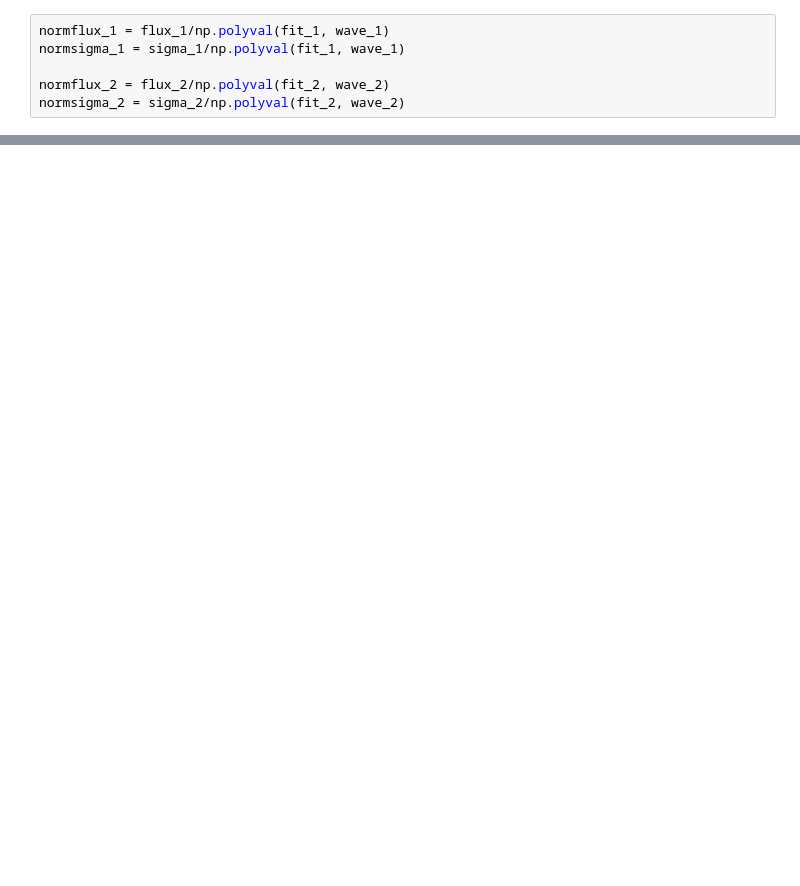
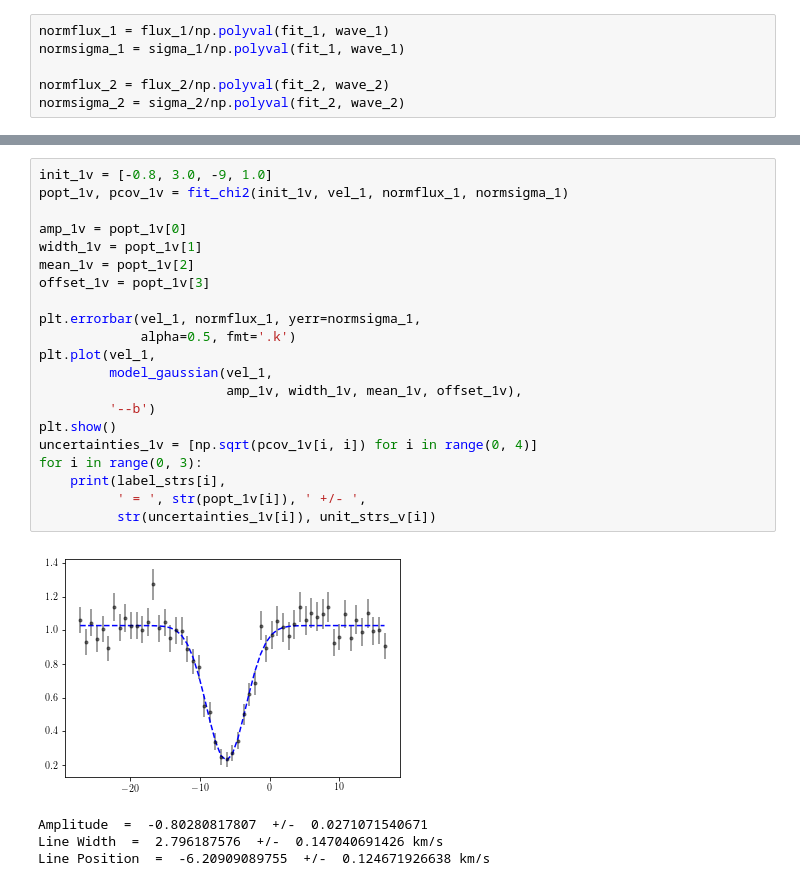
Before and after one commit to gmduvvuri/astr5550, a Jupyter notebook: homework/project_2/project2_gmduvvuri.ipynb, the cells around one changed output, grey strips where cells are left out. Cells and saved outputs as stored; diff of their text form; blank space fills up the shorter version.

```diff
--- a/homework/project_2/project2_gmduvvuri.ipynb
+++ b/homework/project_2/project2_gmduvvuri.ipynb
@@ -126,0 +207,26 @@ plt.show()
+# %%
+init_1v = [-0.8, 3.0, -9, 1.0]
+popt_1v, pcov_1v = fit_chi2(init_1v, vel_1, normflux_1, normsigma_1)
+
+amp_1v = popt_1v[0]
+width_1v = popt_1v[1]
+mean_1v = popt_1v[2]
+offset_1v = popt_1v[3]
+
+plt.errorbar(vel_1, normflux_1, yerr=normsigma_1,
+             alpha=0.5, fmt='.k')
+plt.plot(vel_1,
+         model_gaussian(vel_1,
+                        amp_1v, width_1v, mean_1v, offset_1v),
+         '--b')
+plt.show()
+uncertainties_1v = [np.sqrt(pcov_1v[i, i]) for i in range(0, 4)]
+for i in range(0, 3):
+    print(label_strs[i],
+          ' = ', str(popt_1v[i]), ' +/- ',
+          str(uncertainties_1v[i]), unit_strs_v[i])
+# %% [output]
+[figure, added]
+Amplitude  =  -0.80280817807  +/-  0.0271071540671
+Line Width  =  2.796187576  +/-  0.147040691426 km/s
+Line Position  =  -6.20909089755  +/-  0.124671926638 km/s
```
Also changed, not shown: parts of 13 cells of this notebook.
